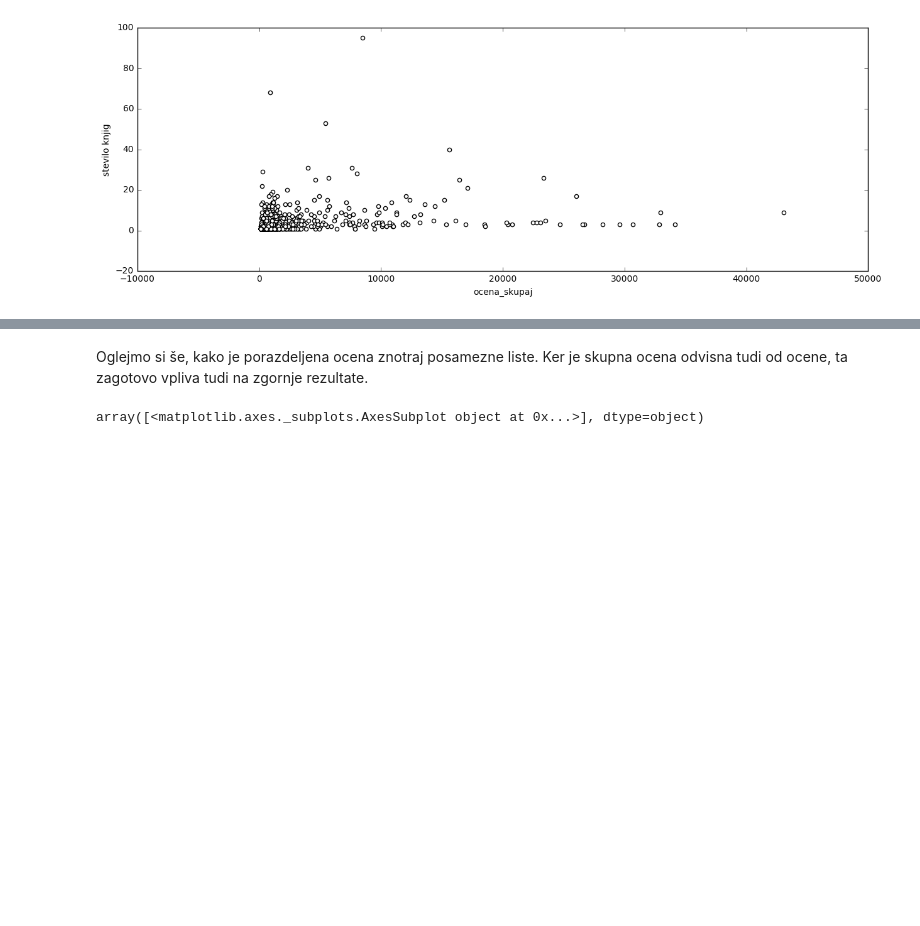
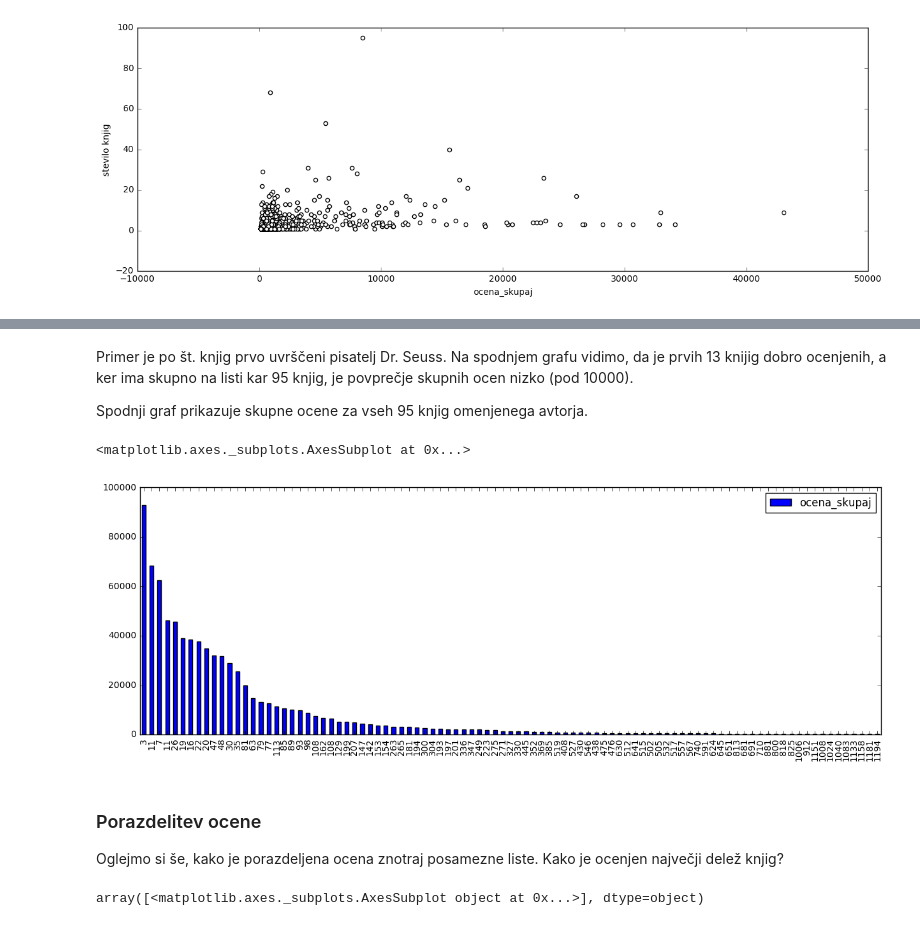
Before and after one commit to SaraBrezec/analiza_otroske_knjige, a Jupyter notebook: Untitled.ipynb, the cells around one changed output, grey strips where cells are left out. Drawn from its saved outputs; the diff is of its cells as text; code cells hidden in the pictures; blank space fills up the shorter version.

```diff
--- a/Untitled.ipynb
+++ b/Untitled.ipynb
@@ -390,5 +392,17 @@ Kot že rečeno, imajo avtorji, ki so visoko uvrščeni glede na skupno oceno, m
+# %% [markdown]
+Primer je po št. knjig prvo uvrščeni pisatelj Dr. Seuss. Na spodnjem grafu vidimo, da je prvih 13 knijig dobro ocenjenih, a ker ima skupno na listi kar 95 knjig, je povprečje skupnih ocen nizko (pod 10000).
+
+Spodnji graf prikazuje skupne ocene za vseh 95 knjig omenjenega avtorja.
+# %%
+skupna_avtorji[(skupna_avtorji['avtor'] == 'Dr. Seuss'
+               )].sort_values('ocena_skupaj', ascending=False)[['ocena_skupaj']].plot(kind = 'bar')
+# %% [output]
+<matplotlib.axes._subplots.AxesSubplot at 0x...>
+[figure, added]
 # %% [markdown]
-Oglejmo si še, kako je porazdeljena ocena znotraj posamezne liste. Ker je skupna ocena odvisna tudi od ocene, ta zagotovo vpliva tudi na zgornje rezultate.
+### Porazdelitev ocene
+
+Oglejmo si še, kako je porazdeljena ocena znotraj posamezne liste. Kako je ocenjen največji delež knjig?
 # %%
 def GroupFunc(x):
     if x >= 4.5:
```
Also changed, not shown: parts of 29 cells of this notebook.
